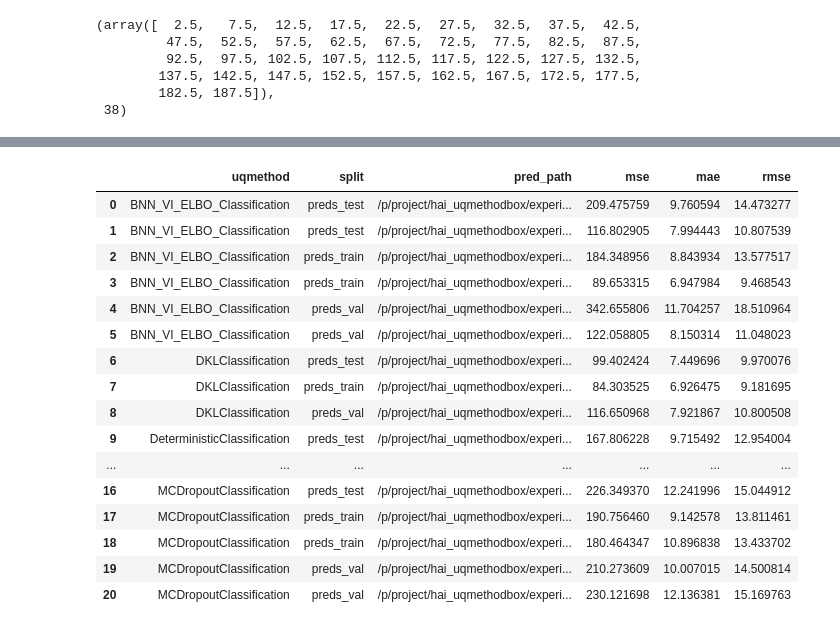
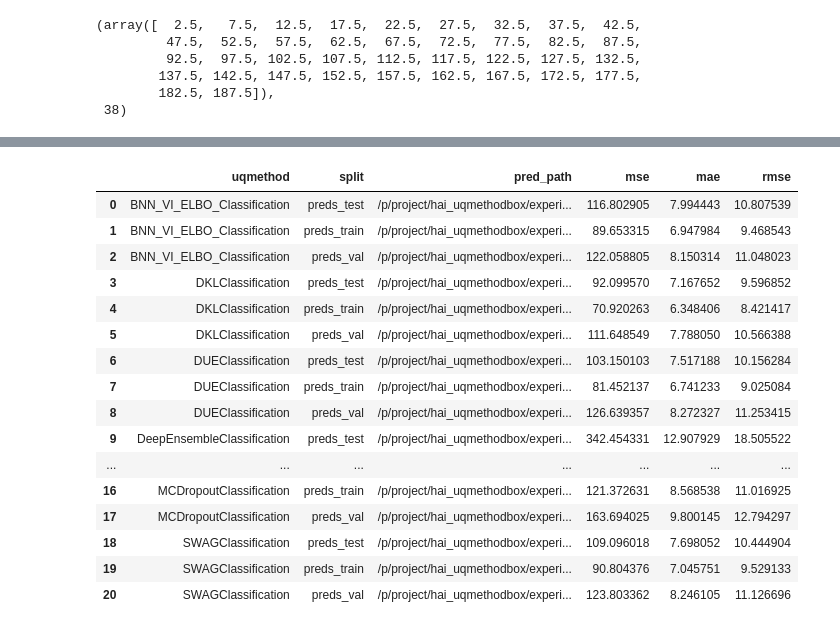
Before and after one commit to nilsleh/tropical_cyclone_uq, a Jupyter notebook: src/class_results_analysis.ipynb, the cells around one changed output, grey strips where cells are left out. Saved outputs shown, nothing was run; the diff lists cells and outputs as text; code cells hidden in the pictures.

```diff
--- a/src/class_results_analysis.ipynb
+++ b/src/class_results_analysis.ipynb
@@ -72,8 +73,9 @@ VAR_TO_PLOT_LABEL = {
 # %%
 # specify directories to include in analysis
 directories = [
-    "/p/project/hai_uqmethodbox/experiment_output/test_class",
-
+    "/p/project/hai_uqmethodbox/experiment_output/keep_class_min_speed_0",
+    # "/p/project/hai_uqmethodbox/experiment_output/test_class",
+    # "/p/project/hai_uqmethodbox/experiment_output/min_wind_speed_0_new",
 ]
 paths = [
     file
@@ -179,10 +181,11 @@ def compute_overview_df(paths):
         date = datetime.strptime(date_str, "%m-%d-%Y")
         # exp_dict["date"] = datetime.strptime(date_string, datetime_format)
         exp_dict["pred_path"] = path
-        exp_dict["conf_path"] = re.sub(r'preds_.*\.csv', 'config.yaml', path)
+        exp_dict["conf_path"] = re.sub(r"preds_.*\.csv", "config.yaml", path)
         exp_dict["metric_path"] = os.path.join(
             os.path.dirname(path), "csv_logs", "version_0", "metrics.csv"
         )
+        conf = OmegaConf.load(exp_dict["conf_path"])
         overview_df = pd.concat([overview_df, pd.DataFrame(exp_dict, index=[idx])])
 
     return overview_df
@@ -404,11 +904,13 @@ plt.show()
 # %%
 with pd.option_context("display.max_colwidth", None):
-    df = all_test_pred_df[(all_test_pred_df["uqmethod"] == "DKLClassification") & (all_test_pred_df["split"] == "preds_val")]
-    display(
-        df
-    )
+    df = all_test_pred_df[
+        (all_test_pred_df["uqmethod"] == "DKLClassification")
+        & (all_test_pred_df["split"] == "preds_test")
+    ]
+    display(df)
     fig, ax = plt.subplots(1)
     ax.hist(df["pred"], bins=20, label="target")
+    print(df["pred_uct"].describe())
     plt.show()
 # %% [output]
 |  | pred | pred_uct | target | storm_id | index | wind_speed | logit_0 | logit_1 | logit_2 | logit_3 | ... |
@@ -428,33 +939,37 @@ with pd.option_context("display.max_colwidth", None):
 # %%
 def compute_metrics(df, pred_col: str):
     df["mse"] = (df[pred_col] - df["wind_speed"]) ** 2
     df["mae"] = np.abs(df[pred_col] - df["wind_speed"])
-    metric_df = df.groupby(["uqmethod", "split", "pred_path"]).agg({"mse": "mean", "mae": "mean"}).reset_index()
-    metric_df['rmse'] = metric_df['mse'].apply(np.sqrt)
+    metric_df = (
+        df.groupby(["uqmethod", "split", "pred_path"])
+        .agg({"mse": "mean", "mae": "mean"})
+        .reset_index()
+    )
+    metric_df["rmse"] = metric_df["mse"].apply(np.sqrt)
     return metric_df
+
+
 # choose over which pred type column to compute the metrics
 with pd.option_context("display.max_colwidth", None):
-    display(
-        compute_metrics(all_test_pred_df, "argmax_reg")
-    )
+    display(compute_metrics(all_test_pred_df, "argmax_reg"))
 # %% [output]
 |  | uqmethod | split | pred_path | mse | mae | rmse |
-| 0 | BNN_VI_ELBO_Classification | preds_test | /p/project/hai_uqmethodbox/experi... | 209.475759 | 9.760594 | 14.473277 |
-| 1 | BNN_VI_ELBO_Classification | preds_test | /p/project/hai_uqmethodbox/experi... | 116.802905 | 7.994443 | 10.807539 |
-| 2 | BNN_VI_ELBO_Classification | preds_train | /p/project/hai_uqmethodbox/experi... | 184.348956 | 8.843934 | 13.577517 |
-| 3 | BNN_VI_ELBO_Classification | preds_train | /p/project/hai_uqmethodbox/experi... | 89.653315 | 6.947984 | 9.468543 |
-| 4 | BNN_VI_ELBO_Classification | preds_val | /p/project/hai_uqmethodbox/experi... | 342.655806 | 11.704257 | 18.510964 |
-| 5 | BNN_VI_ELBO_Classification | preds_val | /p/project/hai_uqmethodbox/experi... | 122.058805 | 8.150314 | 11.048023 |
-| 6 | DKLClassification | preds_test | /p/project/hai_uqmethodbox/experi... | 99.402424 | 7.449696 | 9.970076 |
-| 7 | DKLClassification | preds_train | /p/project/hai_uqmethodbox/experi... | 84.303525 | 6.926475 | 9.181695 |
-| 8 | DKLClassification | preds_val | /p/project/hai_uqmethodbox/experi... | 116.650968 | 7.921867 | 10.800508 |
-| 9 | DeterministicClassification | preds_test | /p/project/hai_uqmethodbox/experi... | 167.806228 | 9.715492 | 12.954004 |
+| 0 | BNN_VI_ELBO_Classification | preds_test | /p/project/hai_uqmethodbox/experi... | 116.802905 | 7.994443 | 10.807539 |
+| 1 | BNN_VI_ELBO_Classification | preds_train | /p/project/hai_uqmethodbox/experi... | 89.653315 | 6.947984 | 9.468543 |
+| 2 | BNN_VI_ELBO_Classification | preds_val | /p/project/hai_uqmethodbox/experi... | 122.058805 | 8.150314 | 11.048023 |
+| 3 | DKLClassification | preds_test | /p/project/hai_uqmethodbox/experi... | 92.099570 | 7.167652 | 9.596852 |
+| 4 | DKLClassification | preds_train | /p/project/hai_uqmethodbox/experi... | 70.920263 | 6.348406 | 8.421417 |
+| 5 | DKLClassification | preds_val | /p/project/hai_uqmethodbox/experi... | 111.648549 | 7.788050 | 10.566388 |
+| 6 | DUEClassification | preds_test | /p/project/hai_uqmethodbox/experi... | 103.150103 | 7.517188 | 10.156284 |
+| 7 | DUEClassification | preds_train | /p/project/hai_uqmethodbox/experi... | 81.452137 | 6.741233 | 9.025084 |
+| 8 | DUEClassification | preds_val | /p/project/hai_uqmethodbox/experi... | 126.639357 | 8.272327 | 11.253415 |
+| 9 | DeepEnsembleClassification | preds_test | /p/project/hai_uqmethodbox/experi... | 342.454331 | 12.907929 | 18.505522 |
 | ... | ... | ... | ... | ... | ... | ... |
-| 16 | MCDropoutClassification | preds_test | /p/project/hai_uqmethodbox/experi... | 226.349370 | 12.241996 | 15.044912 |
-| 17 | MCDropoutClassification | preds_train | /p/project/hai_uqmethodbox/experi... | 190.756460 | 9.142578 | 13.811461 |
-| 18 | MCDropoutClassification | preds_train | /p/project/hai_uqmethodbox/experi... | 180.464347 | 10.896838 | 13.433702 |
-| 19 | MCDropoutClassification | preds_val | /p/project/hai_uqmethodbox/experi... | 210.273609 | 10.007015 | 14.500814 |
-| 20 | MCDropoutClassification | preds_val | /p/project/hai_uqmethodbox/experi... | 230.121698 | 12.136381 | 15.169763 |
+| 16 | MCDropoutClassification | preds_train | /p/project/hai_uqmethodbox/experi... | 121.372631 | 8.568538 | 11.016925 |
+| 17 | MCDropoutClassification | preds_val | /p/project/hai_uqmethodbox/experi... | 163.694025 | 9.800145 | 12.794297 |
+| 18 | SWAGClassification | preds_test | /p/project/hai_uqmethodbox/experi... | 109.096018 | 7.698052 | 10.444904 |
+| 19 | SWAGClassification | preds_train | /p/project/hai_uqmethodbox/experi... | 90.804376 | 7.045751 | 9.529133 |
+| 20 | SWAGClassification | preds_val | /p/project/hai_uqmethodbox/experi... | 123.803362 | 8.246105 | 11.126696 |
 # %%
 import matplotlib.pyplot as plt
 
```
Also changed, not shown: parts of 20 cells of this notebook.
